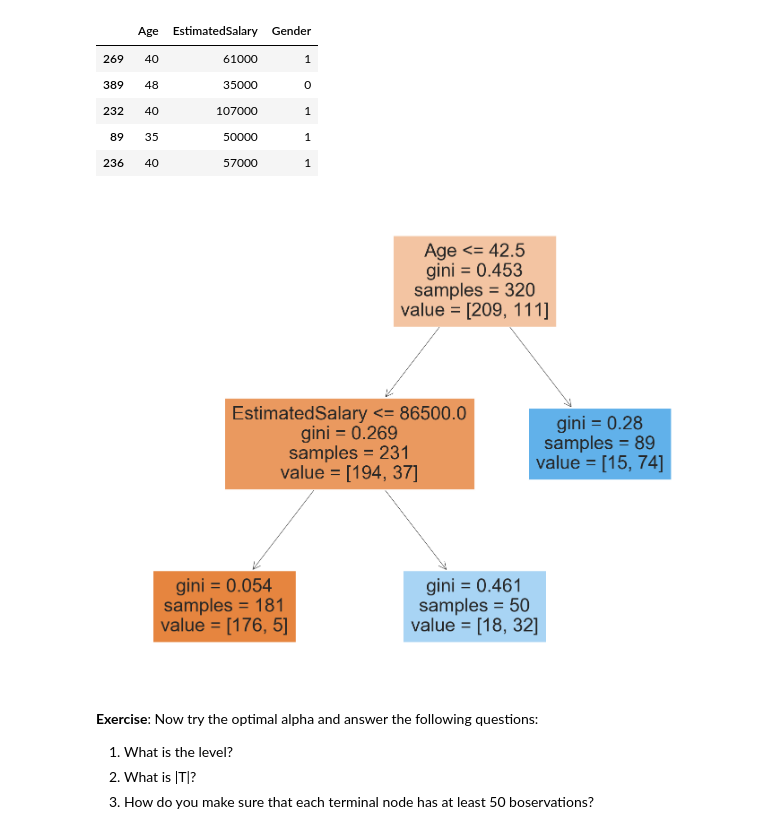
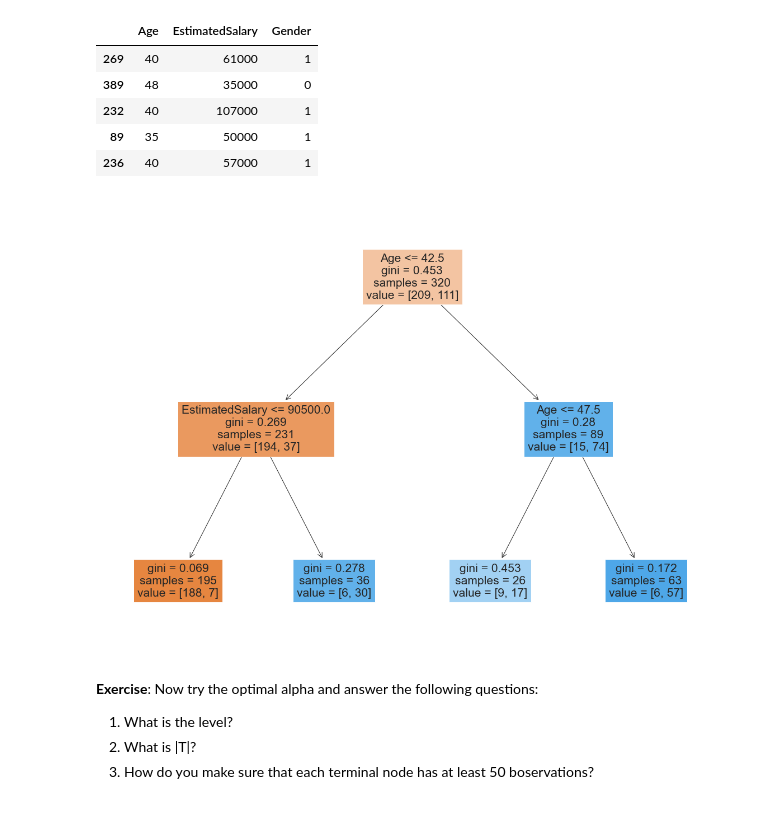
Before and after one commit to PJalgotrader/ML-USU-Fall21, a Jupyter notebook: Classes/Class 19- Decision Tree (Python)/DTs classification.ipynb, the cells around one changed output. Drawn from its saved outputs; the diff is of its cells as text; code cells hidden in the pictures.

```diff
--- a/Classes/Class 19- Decision Tree (Python)/DTs classification.ipynb
+++ b/Classes/Class 19- Decision Tree (Python)/DTs classification.ipynb
@@ -317,5 +319,5 @@ plt.show()
 # %%
-dtree= DecisionTreeClassifier(max_depth=2, ccp_alpha=0, min_samples_leaf=50)
+dtree= DecisionTreeClassifier(max_depth=2, ccp_alpha=0)
 dtree.fit(X_train, y_train)
 yhat = dtree.predict(X_test)
 # %%
@@ -334,11 +336,11 @@ X_train.head()
 | 89 | 35 | 50000 | 1 |
 | 236 | 40 | 57000 | 1 |
 # %%
-fig = plt.figure(figsize=(25,20))
-DT_plot = tree.plot_tree(dtree, feature_names=X_train.columns, filled=True)
+fig = plt.figure(figsize=(20,15))
+DT_plot = plot_tree(dtree, feature_names=X_train.columns, filled=True)
 # left branch True
 # %% [output]
-[figure, old version]
+[figure, new version]
 # %%
 fig.savefig("DT_plot_classification.png")
 # %% [markdown]
```
Also changed, not shown: parts of 11 cells of this notebook, 5 other files.
